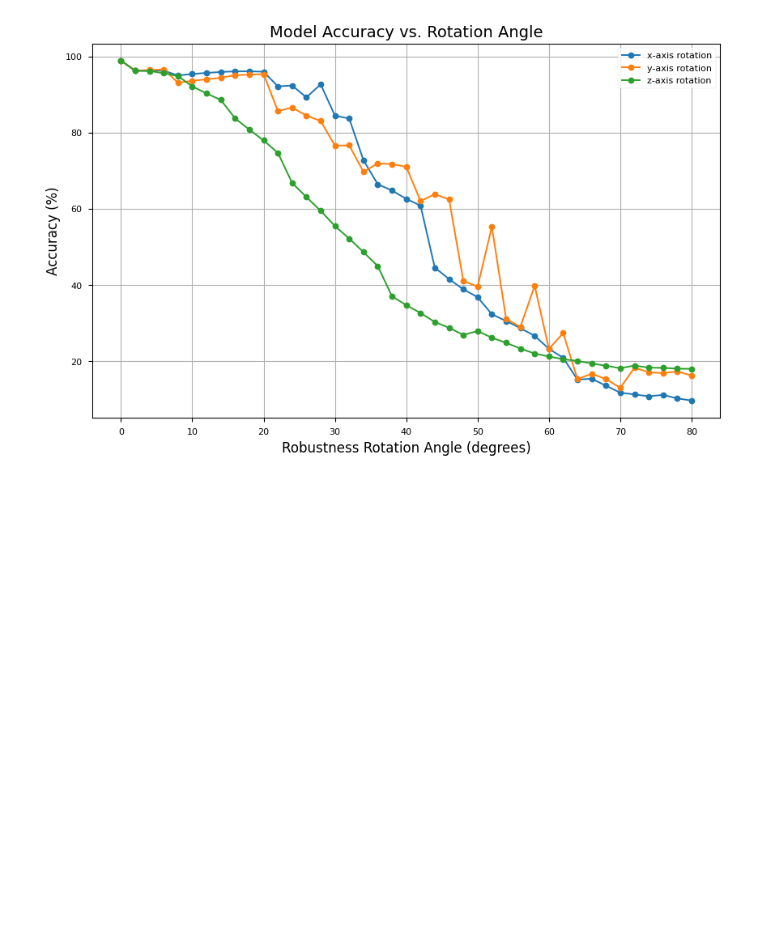
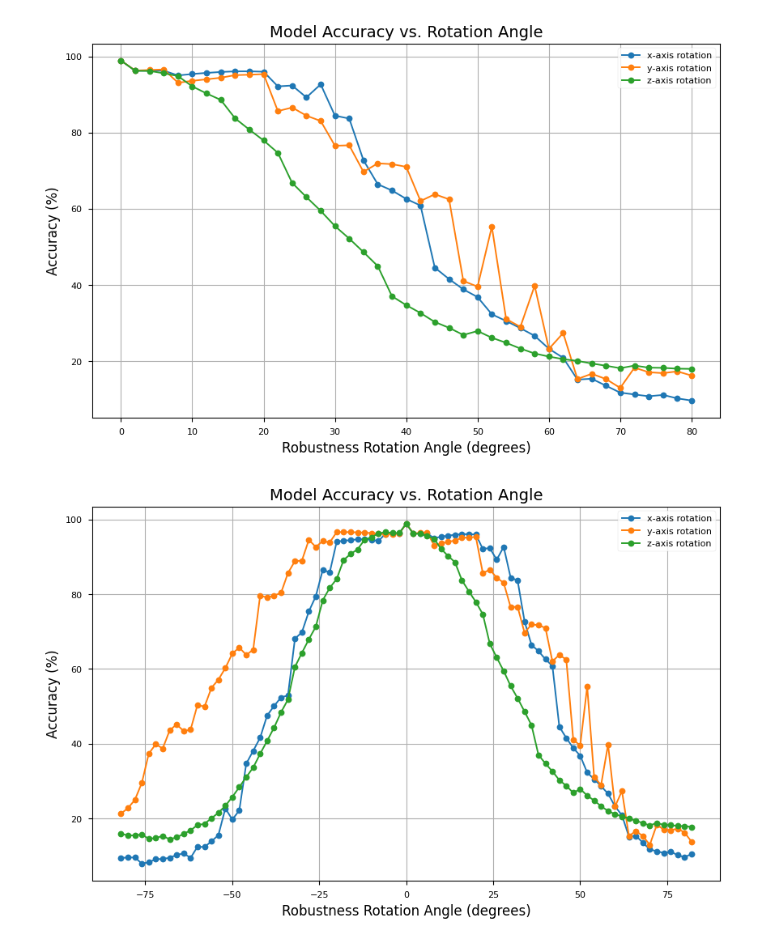
Before and after one commit to ngu-khoi/SENN, a Jupyter notebook: rotated_report.ipynb, the cells around one changed output. Saved outputs shown, nothing was run; the diff lists cells and outputs as text; code cells hidden in the pictures; blank space fills up the shorter version.

Commit message:
feat: negative rotation

```diff
--- a/rotated_report.ipynb
+++ b/rotated_report.ipynb
@@ -660,0 +735,5 @@ results = analyze_rotation_accuracy(mnist_SENN, mnist_test_dl, save_path='rotati
+# %%
+# Usage:
+results = analyze_rotation_accuracy(mnist_SENN, mnist_test_dl, save_path='rotation_results/rotation_accuracy_neg.png')
+# %% [output]
+[figure, added]
```
Also changed, not shown: parts of 1 cell of this notebook, 1 other file.
